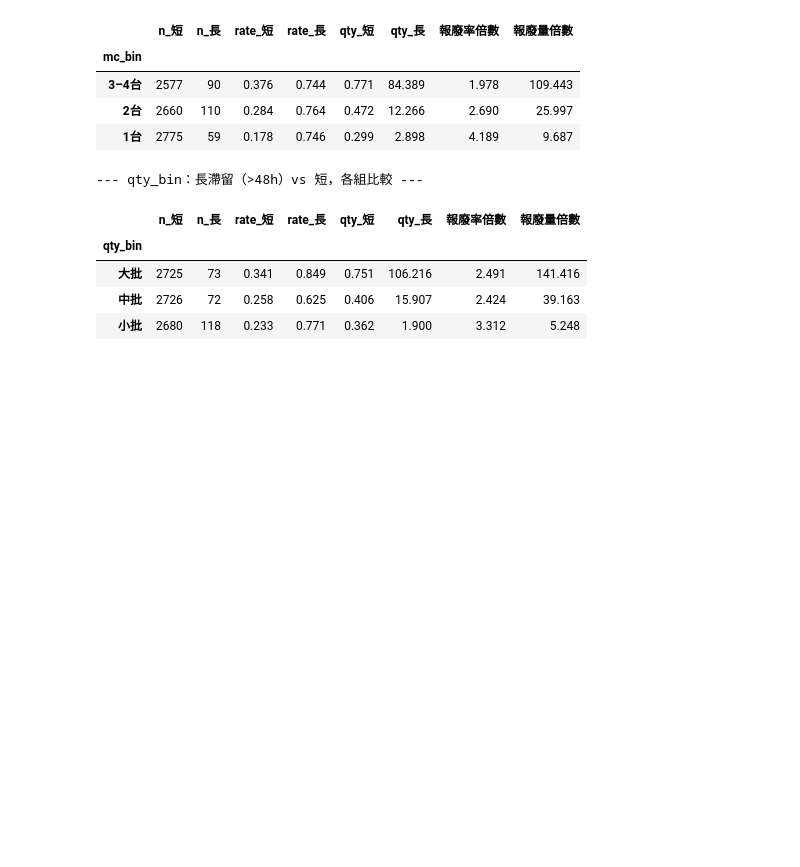
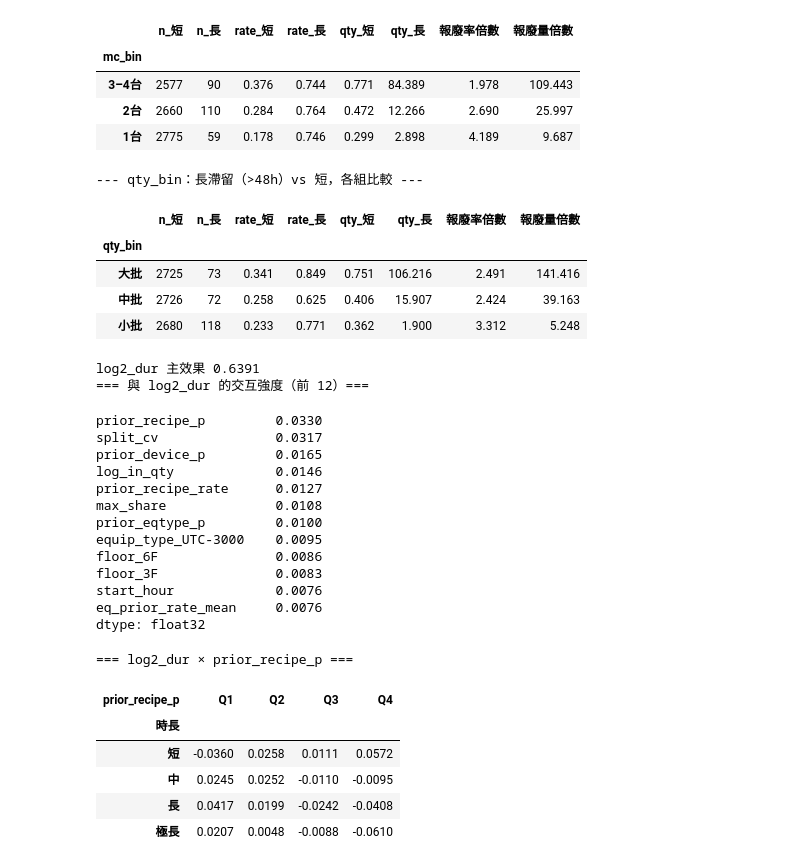
Before and after one commit to aceaceace123/test0806, a Jupyter notebook: PredictiveRiskPrior.ipynb, the cells around one changed output. Drawn from its saved outputs; the diff is of its cells as text; code cells hidden in the pictures; blank space fills up the shorter version.

```diff
--- a/PredictiveRiskPrior.ipynb
+++ b/PredictiveRiskPrior.ipynb
@@ -1442,3 +1287,61 @@ for gname in GROUPS:
 | 大批 | 2725 | 73 | 0.341 | 0.849 | 0.751 | 106.216 | 2.491 | 141.416 |
 | 中批 | 2726 | 72 | 0.258 | 0.625 | 0.406 | 15.907 | 2.424 | 39.163 |
 | 小批 | 2680 | 118 | 0.233 | 0.771 | 0.362 | 1.900 | 3.312 | 5.248 |
+# %%
+# === E2. SHAP 交互作用（回溯解釋用，含 dur_h，禁止進入預測管線）===
+EXP = lot.copy()
+EXP["log2_dur"] = np.log2(EXP.dur_h.clip(lower=0.5))
+
+Xd = pd.concat([EXP[FEATURES_NUM + ["log2_dur"]],
+                pd.get_dummies(EXP[FEATURES_CAT].astype(str), dtype=float)], axis=1)
+y = EXP.y_bin.to_numpy(dtype=np.int32)
+
+mdl = xgb.XGBClassifier(n_estimators=300, learning_rate=0.05, max_depth=4,
+        min_child_weight=10, subsample=0.8, colsample_bytree=0.8,
+        tree_method="hist", n_jobs=-1, verbosity=0, random_state=0)
+mdl.fit(Xd, y)
+
+SH = mdl.get_booster().predict(xgb.DMatrix(Xd), pred_interactions=True)
+names = list(Xd.columns) + ["bias"]
+i = names.index("log2_dur")
+
+s = (pd.Series(np.abs(SH[:, i, :]).mean(0), index=names)
+       .drop(["log2_dur", "bias"]).sort_values(ascending=False))
+print(f"log2_dur 主效果 {np.abs(SH[:, i, i]).mean():.4f}")
+print("=== 與 log2_dur 的交互強度（前 12）===")
+display(s.head(12).round(4))
+
+# 最強的那一組：時長在該欄不同水準下的邊際貢獻
+top = s.index[0]
+col = Xd[top]
+grp = (pd.qcut(col.rank(method="first"), 4, labels=["Q1","Q2","Q3","Q4"])
+       if col.nunique() > 4 else col.round(0))
+tab = pd.DataFrame({"時長": pd.qcut(EXP.dur_h.rank(method="first"), 4,
+                                   labels=["短","中","長","極長"]),
+                    top: grp, "交互值": SH[:, i, names.index(top)]})
+print(f"\n=== log2_dur × {top} ===")
+display(tab.pivot_table(index="時長", columns=top, values="交互值",
+                        aggfunc="mean", observed=True).round(4))
+# %% [output]
+log2_dur 主效果 0.6391
+=== 與 log2_dur 的交互強度（前 12）===
+prior_recipe_p         0.0330
+split_cv               0.0317
+prior_device_p         0.0165
+log_in_qty             0.0146
+prior_recipe_rate      0.0127
+max_share              0.0108
+prior_eqtype_p         0.0100
+equip_type_UTC-3000    0.0095
+floor_6F               0.0086
+floor_3F               0.0083
+start_hour             0.0076
+eq_prior_rate_mean     0.0076
+dtype: float32
+=== log2_dur × prior_recipe_p ===
+| prior_recipe_p | Q1 | Q2 | Q3 | Q4 |
+| 時長 |  |  |  |  |
+| 短 | -0.0360 | 0.0258 | 0.0111 | 0.0572 |
+| 中 | 0.0245 | 0.0252 | -0.0110 | -0.0095 |
+| 長 | 0.0417 | 0.0199 | -0.0242 | -0.0408 |
+| 極長 | 0.0207 | 0.0048 | -0.0088 | -0.0610 |
```
Also changed, not shown: parts of 7 cells of this notebook.
